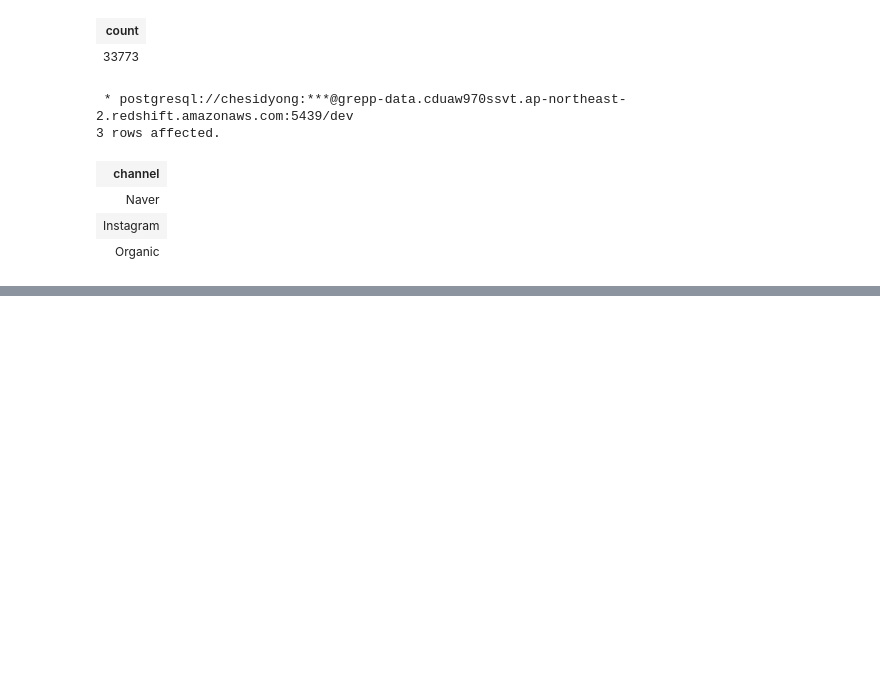
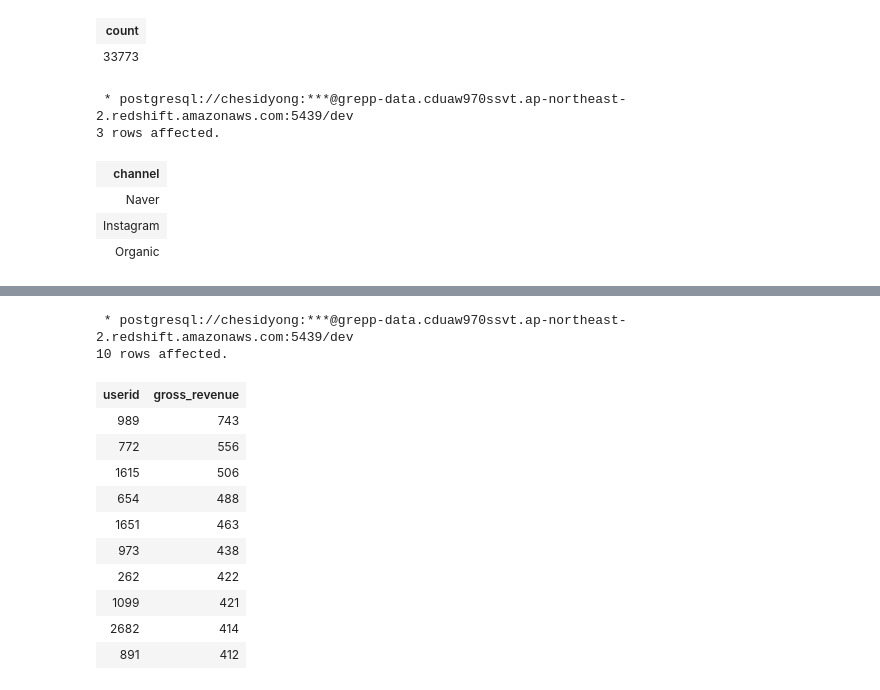
Before and after one commit to yongjunleeme/data-engineering-study, a Jupyter notebook: sql_week3.ipynb, the cells around one changed output, grey strips where cells are left out. Drawn from its saved outputs; the diff is of its cells as text; code cells hidden in the pictures; blank space fills up the shorter version.

```diff
--- a/sql_week3.ipynb
+++ b/sql_week3.ipynb
@@ -212,0 +308,30 @@ from adhoc.yongjunlee_channel;
+# %%
+%%sql
+
+select
+  USERID
+  , GROSS_REVENUE
+from (
+    select
+      USERID
+      , sum(nvl(AMOUNT, 0)) as GROSS_REVENUE
+    from RAW_DATA.SESSION_TRANSACTION ST
+      join RAW_DATA.USER_SESSION_CHANNEL USC on USC.SESSIONID = ST.SESSIONID
+      group by 1
+    ) TOP_USER_REVENUE
+order by 2 desc
+limit 10;
+# %% [output]
+ * postgresql://chesidyong:***@grepp-data.cduaw970ssvt.ap-northeast-2.redshift.amazonaws.com:5439/dev
+10 rows affected.
+| userid | gross_revenue |
+| 989 | 743 |
+| 772 | 556 |
+| 1615 | 506 |
+| 654 | 488 |
+| 1651 | 463 |
+| 973 | 438 |
+| 262 | 422 |
+| 1099 | 421 |
+| 2682 | 414 |
+| 891 | 412 |
```
Also changed, not shown: parts of 15 cells of this notebook.
